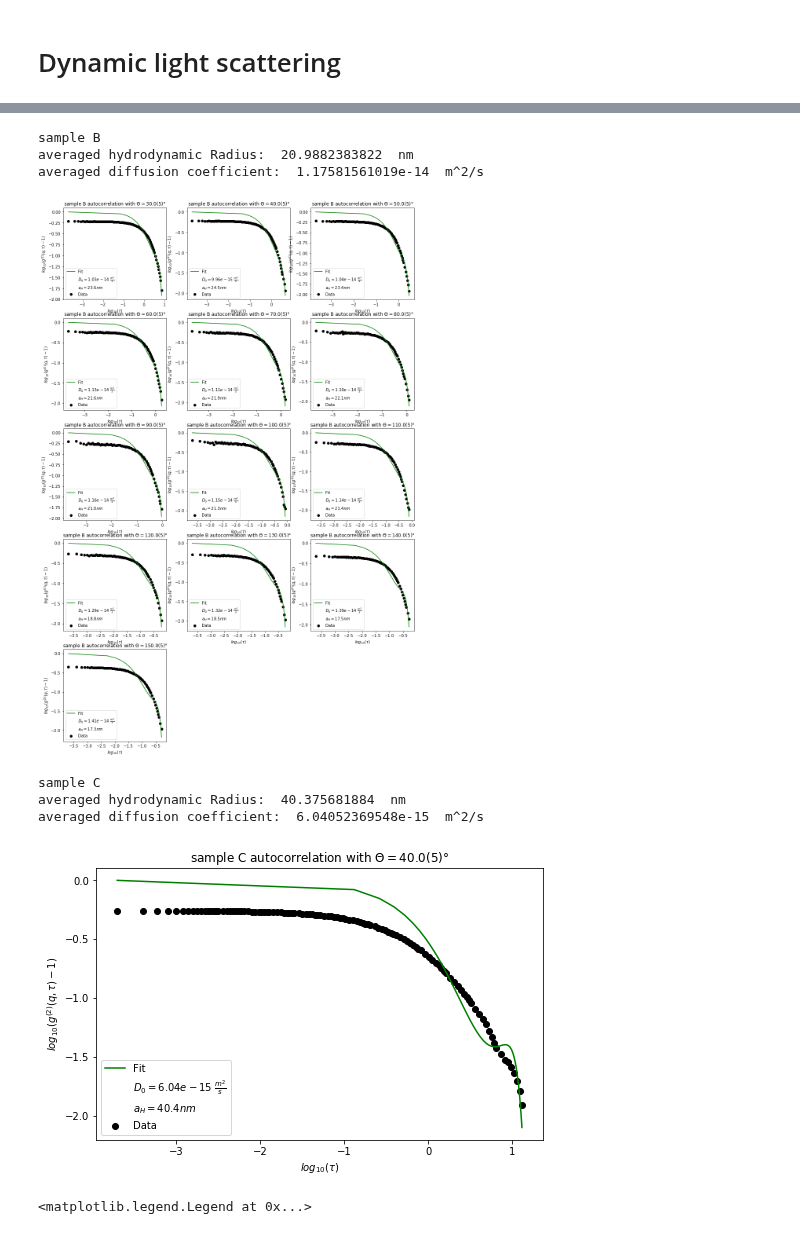
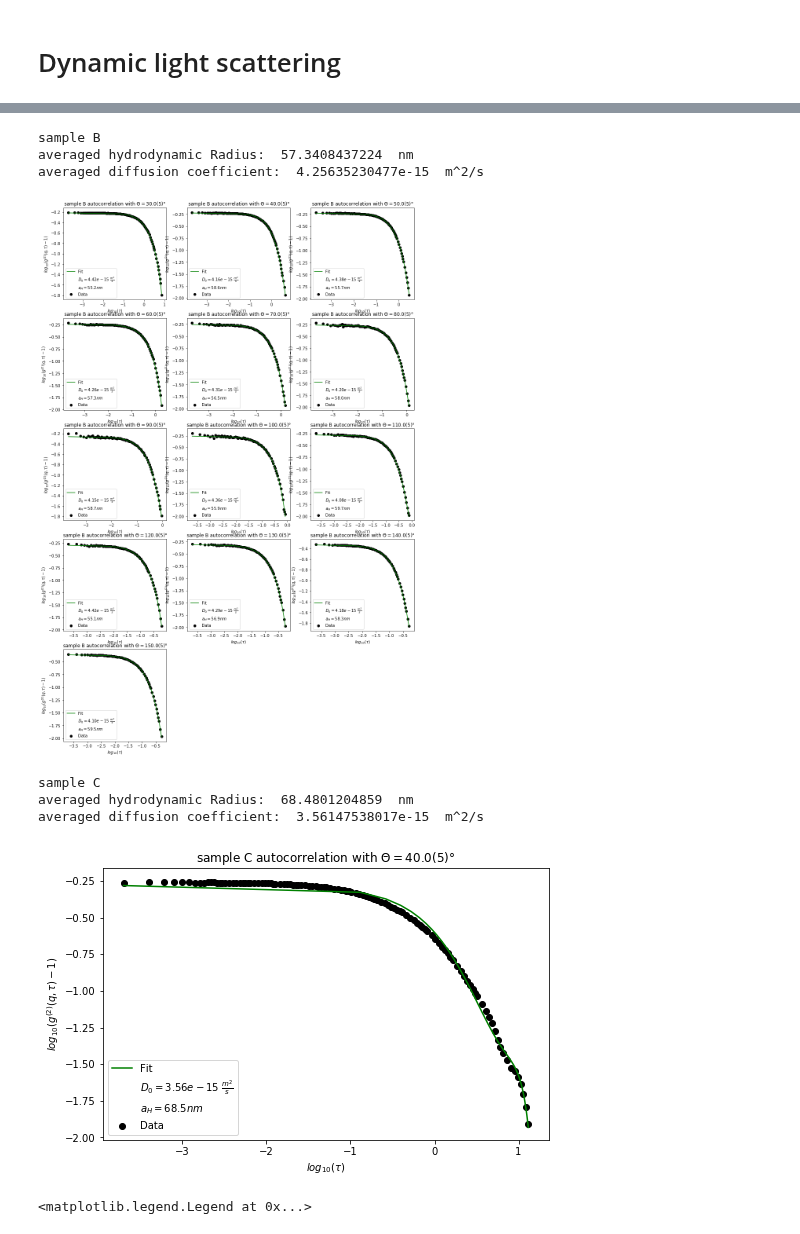
Before and after one commit to NlKLas/PyRePo, a Jupyter notebook: V61.ipynb, the cells around one changed output, grey strips where cells are left out. Drawn from its saved outputs; the diff is of its cells as text; code cells hidden in the pictures.

```diff
--- a/V61.ipynb
+++ b/V61.ipynb
@@ -32,7 +32,7 @@ n_refr = 1.33000
 # %%
 #data input
 
-T = 298
+T = 295
 
 path = "Data/"
 angles_A = range(20,160,10)
@@ -66,7 +66,7 @@ for file in files:
                 data_int_angle[0].append(float(d[0]))
                 data_int_angle[1].append(float(d[1]))
             except ValueError :
-                print("Value Error :",d)
+                pass#print("Value Error :",d)
 
         if('"Count Rate"' in line):
             read_cor =False;
@@ -80,7 +80,7 @@ for file in files:
                 data_cor_angle[0].append(float(d[0]))
                 data_cor_angle[1].append(float(d[1]))
             except ValueError :
-                print("Value Error :",d)
+                pass#print("Value Error :",d)
 
         if('"Correlation"' in line):
             #print("read Correlation")
@@ -123,7 +123,7 @@ for file in files:
                 data_cor_angle[0].append(float(d[0]))
                 data_cor_angle[1].append(float(d[1]))
             except ValueError :
-                print("Value Error :",d)
+                pass#print("Value Error :",d)
 
         if('"Correlation"' in line):
             #print("read Correlation")
@@ -151,7 +151,7 @@ for line in open(input):
             data_int_angle[0].append(float(d[0]))
             data_int_angle[1].append(float(d[1]))
         except ValueError :
-            print("Value Error :",d)
+            pass#print("Value Error :",d)
 
     if('"Count Rate"' in line):
         read_cor =False;
@@ -165,7 +165,7 @@ for line in open(input):
             data_cor_angle[0].append(float(d[0]))
             data_cor_angle[1].append(float(d[1]))
         except ValueError :
-            print("Value Error :",d)
+               pass#print("Value Error :",d)
 
     if('"Correlation"' in line):
         #print("read Correlation")
@@ -207,7 +207,7 @@ for line in open(input):
             data_cor_angle[0].append(float(d[0]))
             data_cor_angle[1].append(float(d[1]))
         except ValueError :
-            print("Value Error :",d)
+            pass#print("Value Error :",d)
 
     if('"Correlation"' in line):
         #print("read Correlation")
@@ -243,7 +225,7 @@ def mom_tra(Θ) :
     return 4*np.pi*n_refr/λ_green*np.sin(np.pi/180*Θ/2)
 
 def P(q,a):
-    return 9/(q*a)**6*(np.sin(np.pi*180*q*a)-q*a*np.cos(np.pi*180*q*a))**2
+    return 9/(q*a)**6*(np.sin(q*a)-q*a*np.cos(q*a))**2
 
 def Intensity(q,a,A):
     return A*P(q,a)
@@ -251,19 +233,19 @@ def Intensity(q,a,A):
 def g_1(t,k1,k2,k3):
     return np.exp(k1*t+k2*t**2/2+k3*t**3/6)
 
-def g_2(t,k1,k2,k3):
-    return g_1(t,k1,k2,k3)**2
+def g_2(t,a,k1,k2,k3):
+    return a*g_1(t,k1,k2,k3)**2
 
 #def ln_g_2(t,k1,k2,k3,k4,k5,k6,k7):
  #   return #(k1*t+k2*t**2+k3*t**3+k4*t**4+k5*t**5+k6*t**6+k7*t**7)*2
 
-def ln_g_2(t,*k):
+def ln_g_2(t,a,*k):
     sum =0
     i=1
     for x in k:
         sum=sum+x*t**i/factorial(i)
         i+=1
-    return 2*sum
+    return 2*sum+np.log(a)
 # %% [markdown]
 <h1> Static light scattering </h1>
 # %%
@@ -320,5 +302,8 @@ ax.scatter(q_B,data_B_mean_int)
 # %% [markdown]
 <h1> Dynamic light scattering </h1>
+# %%
+for i in range(len(angles_A)):
+    data_A_cor[i][1]=[data/data_A_cor[i][1][0] for data in data_A_cor[i][1]]
 # %%
 ########## sample A ##########
 ah_A = []
@@ -341,8 +326,8 @@ for j in range(len(angles_A)):
 
 for i in range(len(angles_A)):
     #fitting the curve
-    popt, pcov = curve_fit(ln_g_2,(data_A_cor[i][0]),np.log(np.abs(data_A_cor[i][1])),p0=[-1,1,-1])
-    d0 = -popt[0]/(q_A[i]**2)
+    popt, pcov = curve_fit(ln_g_2,(data_A_cor[i][0]),np.log(np.abs(data_A_cor[i][1])),p0=[data_A_cor[i][1][0],-1,1,-1])
+    d0 = -popt[1]/(q_A[i]**2)
     D0_A.append(d0)
     ah = k_b*T/(6*np.pi*η*d0)
     ah_A.append(ah)
@@ -393,8 +378,8 @@ for j in range(len(angles_B)):
 
 for i in range(len(angles_B)):
     #fitting the curve
-    popt, pcov = curve_fit(ln_g_2,(data_B_cor[i][0]),np.log(np.abs(data_B_cor[i][1])),p0=[-1,1,-1])
-    d0 = -popt[0]/(q_B[i]**2)
+    popt, pcov = curve_fit(ln_g_2,(data_B_cor[i][0]),np.log(np.abs(data_B_cor[i][1])),p0=[data_B_cor[i][1][0],-1,1,-1])
+    d0 = -popt[1]/(q_B[i]**2)
     D0_B.append(d0)
     ah = k_b*T/(6*np.pi*η*d0)
     ah_B.append(ah)
@@ -420,9 +405,9 @@ print("averaged hydrodynamic Radius: ",(ah_B_mean*10**9)," nm")
 print("averaged diffusion coefficient: ",D0_B_mean," m^2/s")
 # %% [output]
 sample B
-averaged hydrodynamic Radius:  20.9882383822  nm
-averaged diffusion coefficient:  1.17581561019e-14  m^2/s
+averaged hydrodynamic Radius:  57.3408437224  nm
+averaged diffusion coefficient:  4.25635230477e-15  m^2/s
-[figure, old version]
+[figure, new version]
 # %%
 ########## sample C ##########
 D0_C_mean = 0
@@ -434,38 +419,38 @@ fig,ax = plt.subplots(figsize=(8,5))
 i=0
 for x in data_C_cor[0][1]:
     if(x<0.01):
         break
     i+=1
 data_C_cor[0][1] = data_C_cor[0][1][:i]
 data_C_cor[0][0] = data_C_cor[0][0][:i]
 
 #fitting the curve
-popt, pcov = curve_fit(ln_g_2,(data_C_cor[0][0]),np.log(np.abs(data_C_cor[0][1])),p0=[-1,1,-1])
-d0 = -popt[0]/(q_C**2)
+popt, pcov = curve_fit(ln_g_2,(data_C_cor[0][0]),np.log(np.abs(data_C_cor[0][1])),p0=[data_C_cor[0][1][0],-1,1,-1])
+d0 = -popt[1]/(q_C**2)
 D0_C_mean = d0
 ah = k_b*T/(6*np.pi*η*d0)
 ah_C_mean = ah
 
 #Plot der Fits
 t = np.linspace((min(data_C_cor[0][0])),(max(data_C_cor[0][0])),100)
 ax.scatter(np.log10(data_C_cor[0][0]),np.log10((data_C_cor[0][1])),c="black",label="Data")
 ax.plot(np.log10(t),np.log10(g_2(t,*popt)),c="green",label="Fit")
 ax.plot(np.log10(t),np.log10(g_2(t,*popt)),lw=0,label=r"$D_0=%0.2e \ \frac{m^2}{s} $"%d0)
 ax.plot(np.log10(t),np.log10(g_2(t,*popt)),lw=0,label="$a_H=%0.1f nm$"%(ah*10**9))
 ax.set_xlabel(r'$log_{10}(\tau)$')
 ax.set_ylabel(r'$log_{10}({g^{(2)}(q,\tau)-1})$')
 ax.set_title('sample C autocorrelation with $\Theta = %.1f(5)°$'%(np.floor(angle_C)))
 ax.legend(loc="best")
 
 
 print("sample C")
 print("averaged hydrodynamic Radius: ",(ah_C_mean*10**9)," nm")
 print("averaged diffusion coefficient: ",D0_C_mean," m^2/s")
 # %% [output]
 sample C
-averaged hydrodynamic Radius:  40.375681884  nm
-averaged diffusion coefficient:  6.04052369548e-15  m^2/s
+averaged hydrodynamic Radius:  68.4801204859  nm
+averaged diffusion coefficient:  3.56147538017e-15  m^2/s
-[figure, old version]
+[figure, new version]
 # %%
 ########## sample D ##########
 D0_D_mean = 0
```
Also changed, not shown: parts of 3 cells of this notebook.
